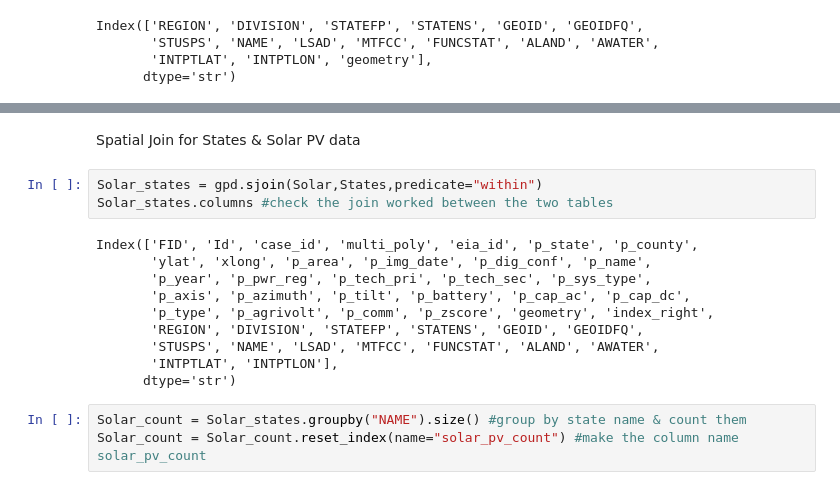
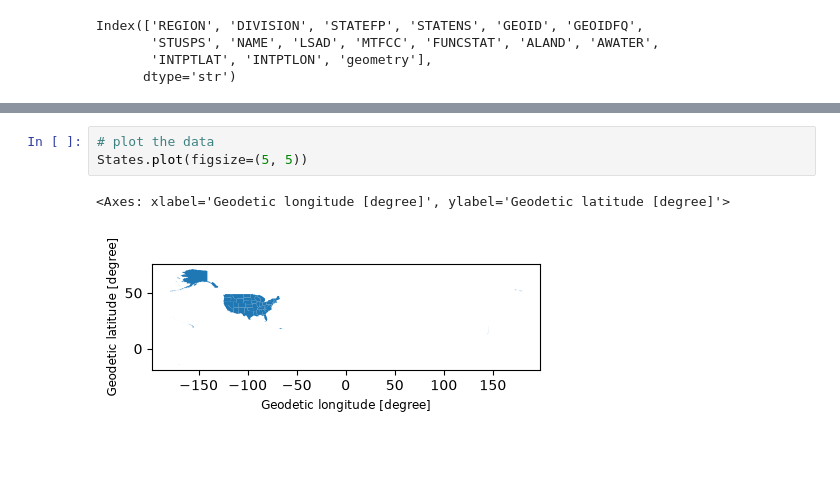
Before and after one commit to oliviapozytko/geog592-opozytko, a Jupyter notebook: homework/week07/homework07.ipynb, the cells around one changed output, grey strips where cells are left out. Saved outputs shown, nothing was run; the diff lists cells and outputs as text; blank space fills up the shorter version.

```diff
--- a/homework/week07/homework07.ipynb
+++ b/homework/week07/homework07.ipynb
@@ -109,18 +116,6 @@ Name: count, dtype: int64
-# %% [markdown]
-Spatial Join for States & Solar PV data
-# %%
-Solar_states = gpd.sjoin(Solar,States,predicate="within")
-Solar_states.columns #check the join worked between the two tables
-# %% [output]
-Index(['FID', 'Id', 'case_id', 'multi_poly', 'eia_id', 'p_state', 'p_county',
-       'ylat', 'xlong', 'p_area', 'p_img_date', 'p_dig_conf', 'p_name',
-       'p_year', 'p_pwr_reg', 'p_tech_pri', 'p_tech_sec', 'p_sys_type',
-       'p_axis', 'p_azimuth', 'p_tilt', 'p_battery', 'p_cap_ac', 'p_cap_dc',
-       'p_type', 'p_agrivolt', 'p_comm', 'p_zscore', 'geometry', 'index_right',
-       'REGION', 'DIVISION', 'STATEFP', 'STATENS', 'GEOID', 'GEOIDFQ',
-       'STUSPS', 'NAME', 'LSAD', 'MTFCC', 'FUNCSTAT', 'ALAND', 'AWATER',
-       'INTPTLAT', 'INTPTLON'],
-      dtype='str')
-# %%
-Solar_count = Solar_states.groupby("NAME").size() #group by state name & count them
-Solar_count = Solar_count.reset_index(name="solar_pv_count") #make the column name solar_pv_count
+# %%
+# plot the data
+States.plot(figsize=(5, 5))
+# %% [output]
+<Axes: xlabel='Geodetic longitude [degree]', ylabel='Geodetic latitude [degree]'>
+[figure, added]
```
Also changed, not shown: parts of 46 cells of this notebook, 3 other files.
